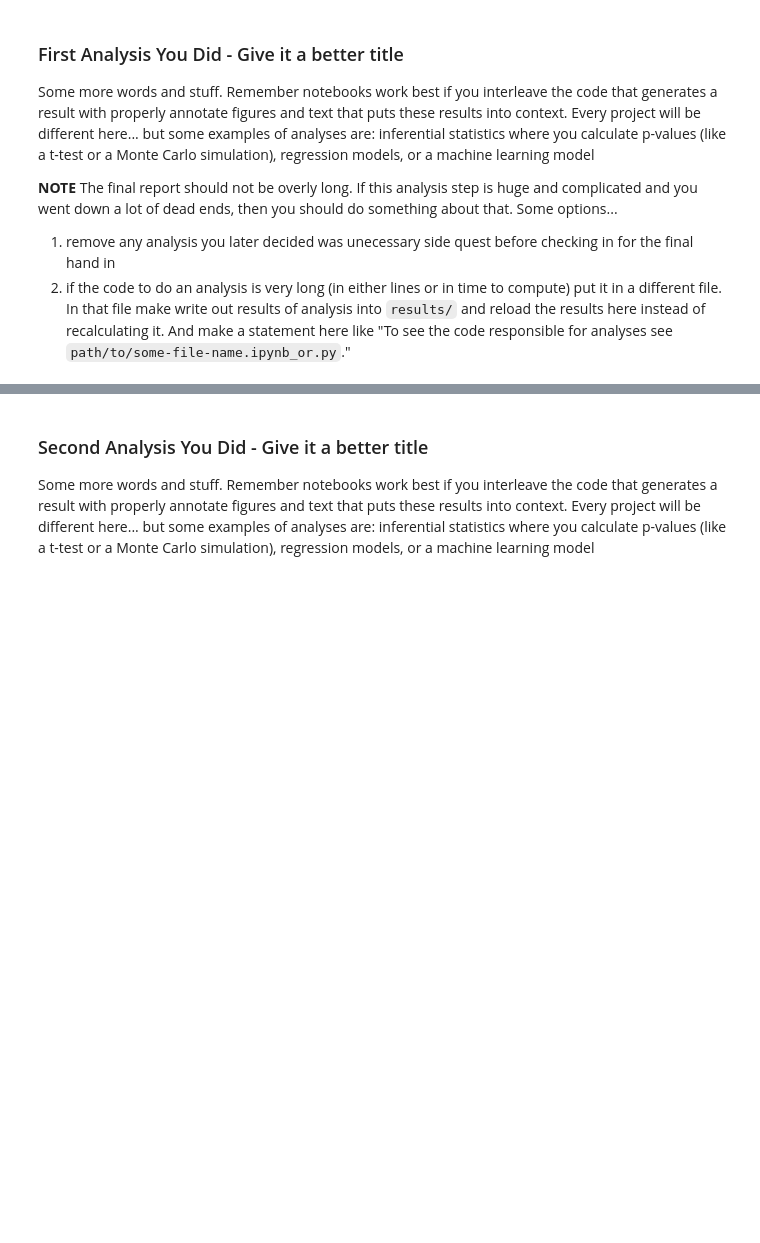
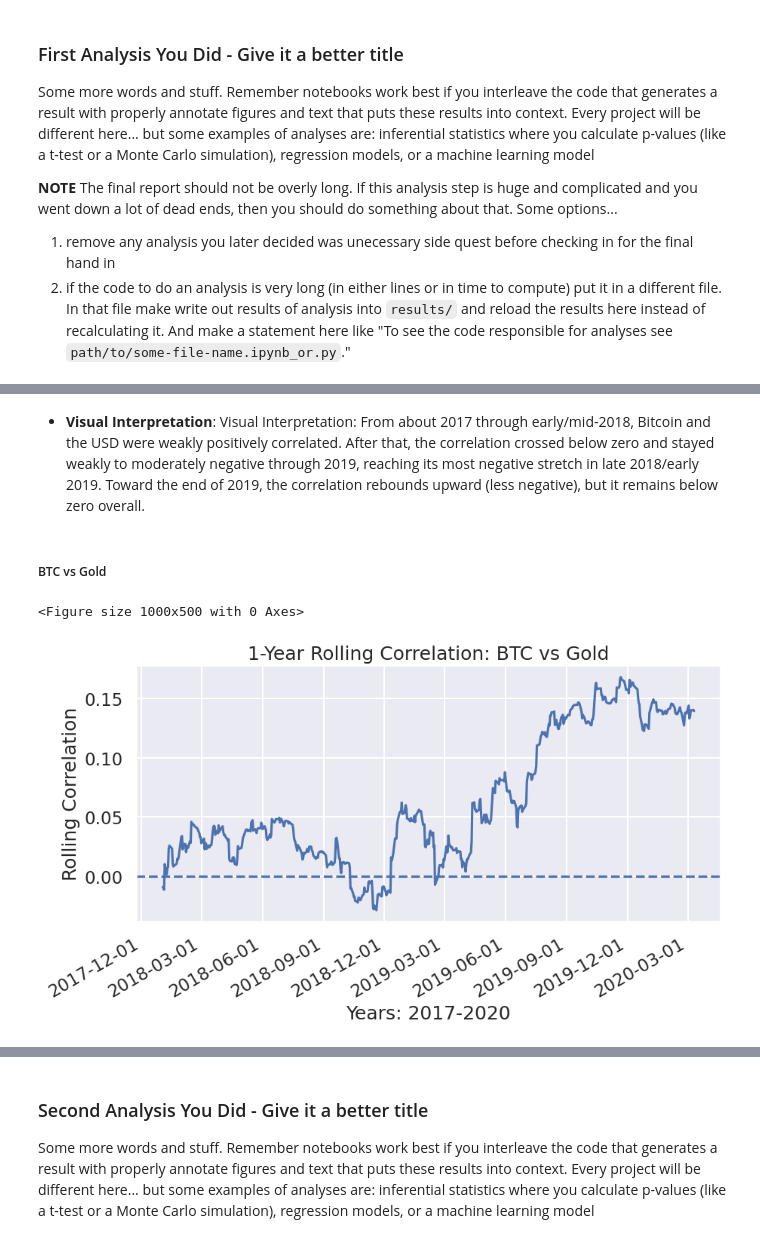
Before and after one commit to COGS108/Group110_WI26, a Jupyter notebook: 03-FinalProject.ipynb, the cells around one changed output, grey strips where cells are left out. Saved outputs shown, nothing was run; the diff lists cells and outputs as text; code cells hidden in the pictures; blank space fills up the shorter version.

```diff
--- a/03-FinalProject.ipynb
+++ b/03-FinalProject.ipynb
@@ -1132,0 +1316,32 @@ Some more words and stuff.  Remember notebooks work best if you interleave the c
+# %% [markdown]
+- **Visual Interpretation**: Visual Interpretation: From about 2017 through early/mid-2018, Bitcoin and the USD were weakly positively correlated. After that, the correlation crossed below zero and stayed weakly to moderately negative through 2019, reaching its most negative stretch in late 2018/early 2019. Toward the end of 2019, the correlation rebounds upward (less negative), but it remains below zero overall.
+# %% [markdown]
+##### BTC vs Gold
+# %%
+window = 252  # Trading Days in a year
+df_pre["BTC vs Gold"] = (
+    df_pre["btc_log_return"]
+    .rolling(window)
+    .corr(df_pre["gold_log_return"])
+)
+
+# Pre-pandemic BTC vs Gold returns
+plt.figure(figsize=(10,5))
+fig, ax = plt.subplots(figsize=(10, 5))
+df_pre['Date'] = pd.to_datetime(df_pre['Date'])
+
+plt.plot(df_pre['Date'], df_pre["BTC vs Gold"])
+plt.axhline(0, linestyle="--")
+plt.title("1-Year Rolling Correlation: BTC vs Gold")
+plt.xlabel("Years: 2017-2020")
+plt.ylabel("Rolling Correlation")
+plt.gca().xaxis.set_major_locator(mdates.MonthLocator(interval=3))
+
+# Format the dates
+plt.gca().xaxis.set_major_formatter(mdates.DateFormatter('%Y-%m-%d'))
+plt.gcf().autofmt_xdate() # Rotation
+
+plt.show()
+# %% [output]
+<Figure size 1000x500 with 0 Axes>
+[figure, added]
```
Also changed, not shown: parts of 51 cells of this notebook.
